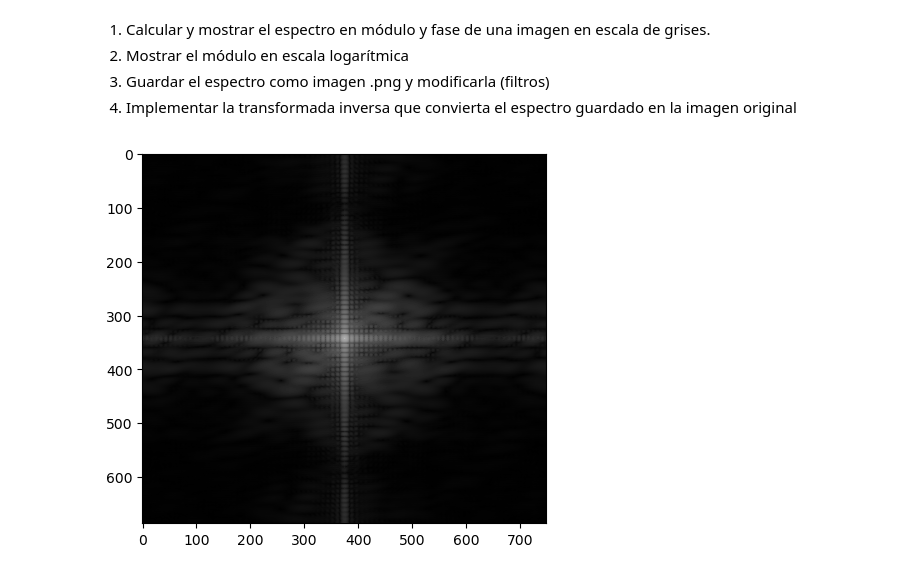
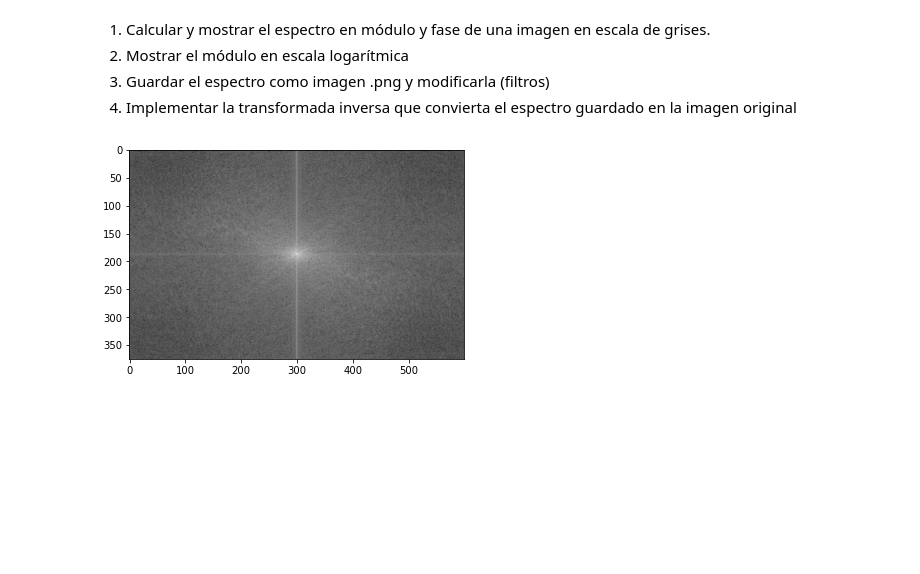
Before and after one commit to disenodc/pdi, a Jupyter notebook: Practica_4_Ceballos.ipynb, the cells around one changed output. Cells and saved outputs as stored; diff of their text form; code cells hidden in the pictures; blank space fills up the shorter version.

```diff
--- a/Practica_4_Ceballos.ipynb
+++ b/Practica_4_Ceballos.ipynb
@@ -34,7 +34,7 @@ def plot_hist(im, bins, ax, cumulative=False):
 def rmse(img1, img2):
     return np.sqrt(np.mean((img1-img2)**2))
 # %%
-img_rgb = imageio.v2.imread("cuadrado.png")
+img_rgb = imageio.imread("ejemplo.png")
 #img = rgb2yiq(img_rgb)[:,:,0]
 img = img_rgb[:,:,0]/255
 
@@ -51,26 +51,16 @@ axes[1].imshow(img, 'gray')
  4. Implementar la transformada inversa que convierta el espectro guardado en la imagen original
 # %%
 #https://numpy.org/doc/stable/reference/generated/numpy.fft.fft2.html
-x = np.fft.fft2(img) #TF
+x = np.fft.fft2(img)
+x = np.fft.fftshift(x)
 
-x = np.fft.fftshift(x) #corrimiento
-
-xm = np.abs(x) #modulo
+xm = np.abs(x)
 xp = np.angle(x)
 
-#escala logaritmica
-# xm = np.log(xm)
+xm = np.log(xm)
 
-N, M = x.shape
-alpha=1
-beta=500
-# Im_log = np.log10(alpha+xm)*beta
-# Im_log = np.log(xm)
-Im_log = Im_log/Im_log.max()
+plt.imshow(xm,'gray')
 
-plt.imshow(Im_log, 'gray')
-
-#guarda la imagen
-plti.imsave("espectro.png", Im_log, cmap='gray')
+plti.imsave("espectro.png", xm, cmap='gray')
 # %% [output]
-[figure, old version]
+[figure, new version]
```
Also changed, not shown: parts of 3 cells of this notebook, 5 other files.
